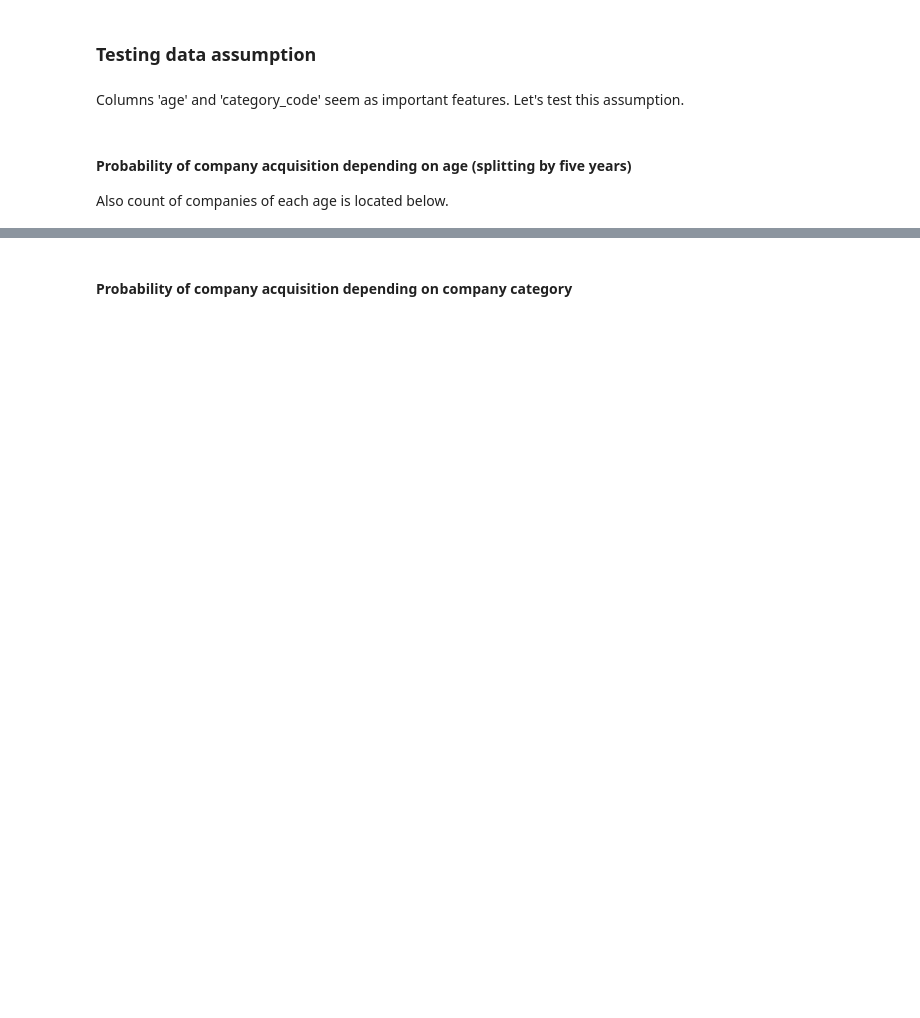
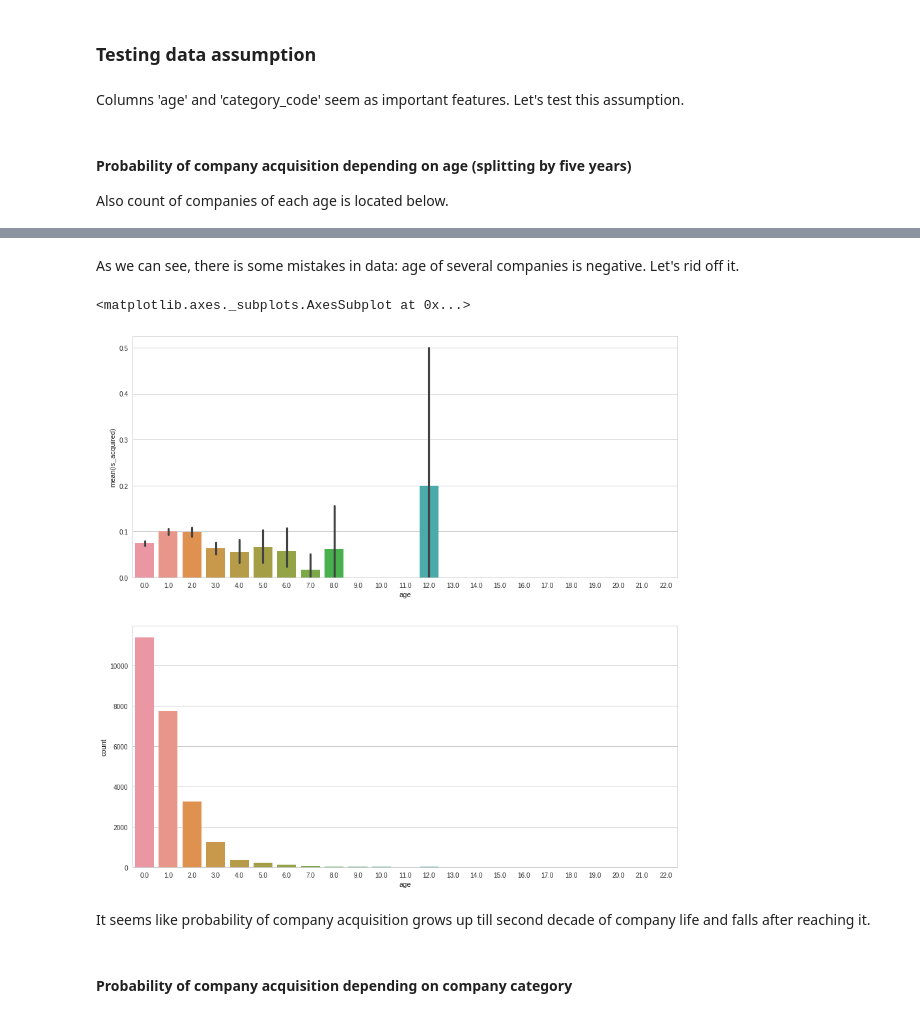
Before and after one commit to Crystalnix/crunchbase-ml, a Jupyter notebook: develop/EDA.ipynb, the cells around one changed output, grey strips where cells are left out. Saved outputs shown, nothing was run; the diff lists cells and outputs as text; code cells hidden in the pictures; blank space fills up the shorter version.

```diff
--- a/develop/EDA.ipynb
+++ b/develop/EDA.ipynb
@@ -7,4 +7,4 @@ from pprint import pprint
 sns.set(style="whitegrid", color_codes=True)
 %matplotlib inline
 # %%
-data = pd.read_csv('/home/artem/Projects/wolf_of_crunchbase/data.csv')
+data = pd.read_csv('/home/artem/Projects/wolf_of_crunchbase/data/data.csv')
@@ -92,3 +59,17 @@ sns.countplot(x='age', data=age_acquisition[age_acquisition['age'].notnull()], a
+# %% [markdown]
+As we can see, there is some mistakes in data: age of several companies is negative. Let's rid off it.
+# %%
+data = data[data.age >= 0 | data.age.isnull()]
+age_acquisition = pd.DataFrame({'age': data.age.apply(lambda x: x // (365 * 5))})
+age_acquisition['is_acquired'] = data.is_acquired
+fig, axs = plt.subplots(2, 1, figsize=(15,15))
+sns.barplot(x='age', y='is_acquired', data=age_acquisition, ax=axs[0])
+sns.countplot(x='age', data=age_acquisition[age_acquisition['age'].notnull()], ax=axs[1])
+# %% [output]
+<matplotlib.axes._subplots.AxesSubplot at 0x...>
+[figure, added]
+# %% [markdown]
+It seems like probability of company acquisition grows up till second decade of company life and falls after reaching it.
 # %% [markdown]
 <H4>Probability of company acquisition depending on company category</H4>
 # %%
```
Also changed, not shown: parts of 40 cells of this notebook, 7 other files.
